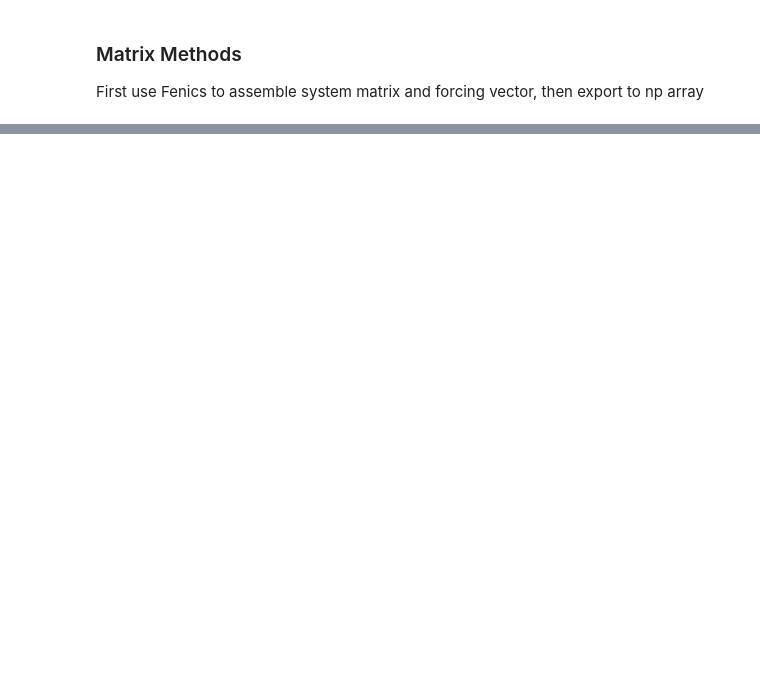
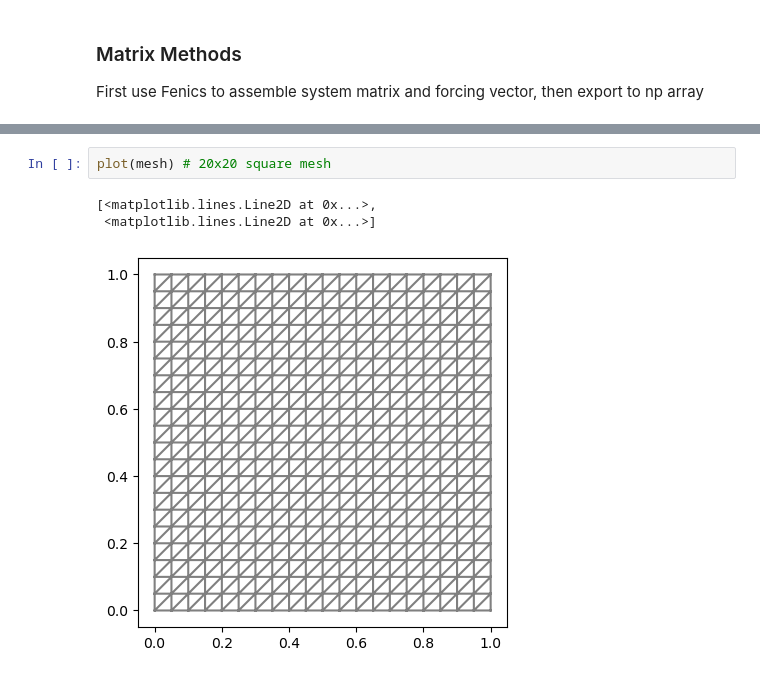
Before and after one commit to stephen-huan/10708-project, a Jupyter notebook: anthony.ipynb, the cells around one changed output, grey strips where cells are left out. Drawn from its saved outputs; the diff is of its cells as text; blank space fills up the shorter version.

```diff
--- a/anthony.ipynb
+++ b/anthony.ipynb
@@ -235,0 +252,6 @@ plt.imshow(u_np.reshape(n+1, n+1))
+# %%
+plot(mesh) # 20x20 square mesh
+# %% [output]
+[<matplotlib.lines.Line2D at 0x...>,
+ <matplotlib.lines.Line2D at 0x...>]
+[figure, added]
```
Also changed, not shown: parts of 19 cells of this notebook, 5 other files.
